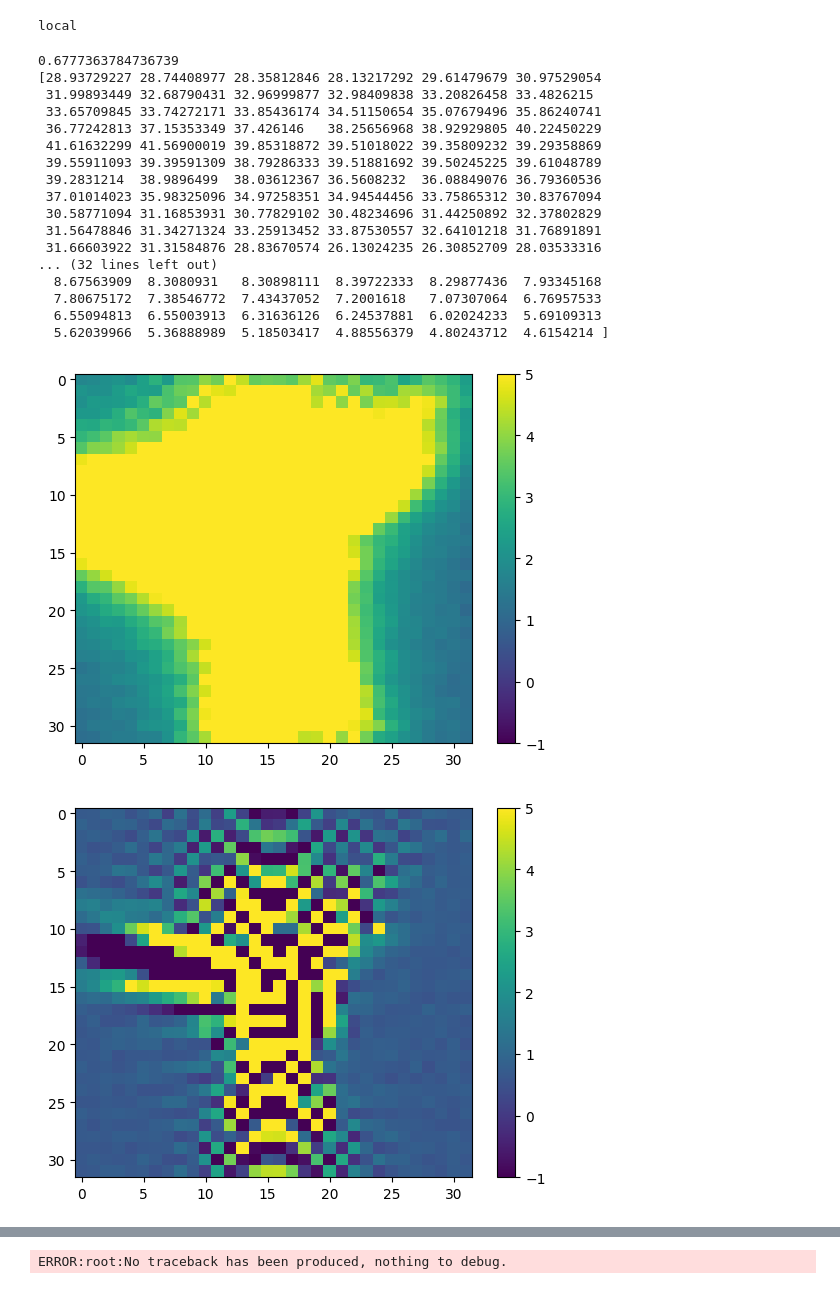
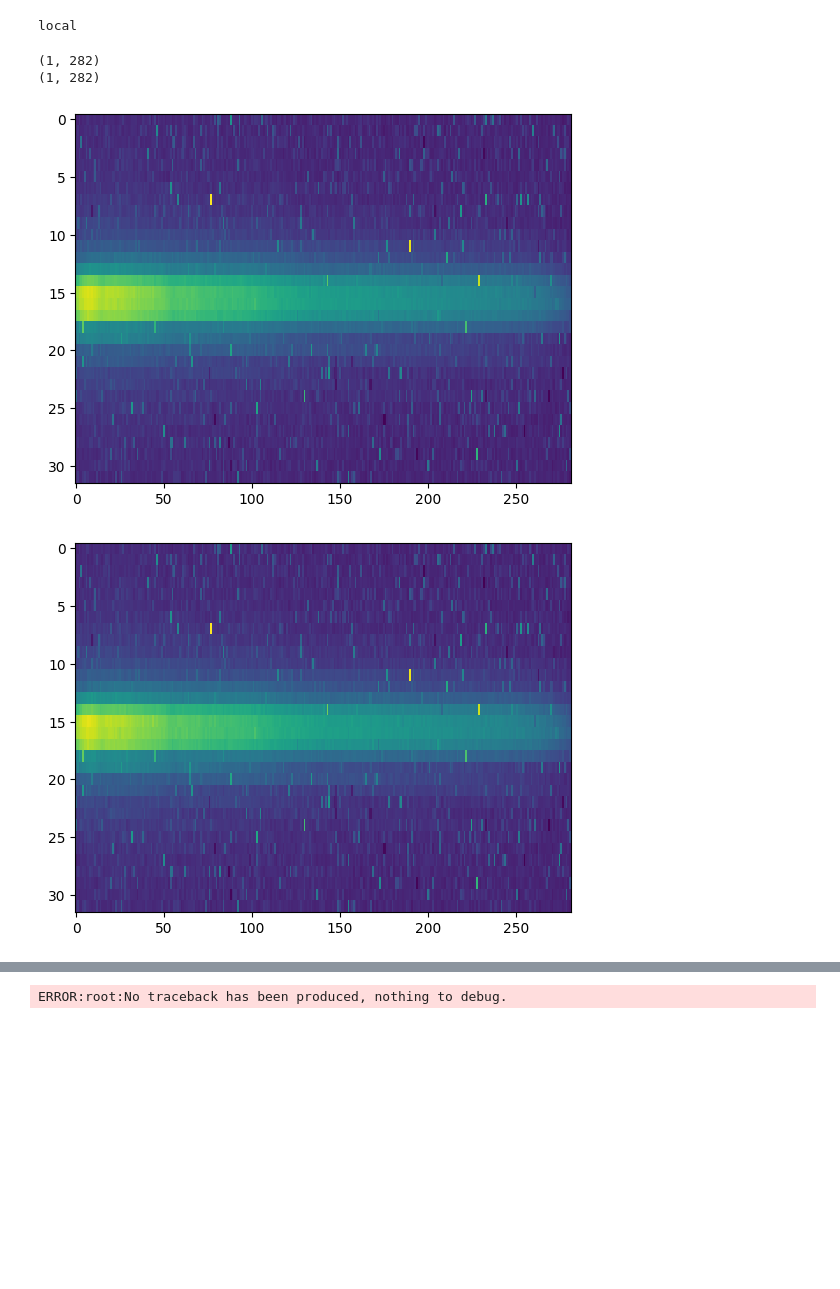
Before and after one commit to jcottaar/ariel2, a Jupyter notebook: analysis/prep/check_background.ipynb, the cells around one changed output, grey strips where cells are left out. Cells and saved outputs as stored; diff of their text form; code cells hidden in the pictures; blank space fills up the shorter version.

Commit message:
New mean correction, new FGS invalid handling

```diff
--- a/analysis/prep/check_background.ipynb
+++ b/analysis/prep/check_background.ipynb
@@ -20,36 +20,26 @@ from tqdm import tqdm
 local
 # %%
 train_data = kgs.load_all_train_data()
+test_data = kgs.load_all_test_data()
 kgs.debugging_mode = 1
 # %%
 importlib.reload(ariel_load)
-d = copy.deepcopy(train_data[0])
-loaders = ariel_load.default_loaders()
-loaders[0].cache_steps = []
-for ii in range(2):
-    loaders[ii].apply_full_sensor_corrections.use_pca_for_background_removal = True
-loaders[1].apply_full_sensor_corrections.remove_background_n_rows = 8
-loaders[0].apply_full_sensor_corrections.remove_background_based_on_pixels = True
-loaders[1].apply_full_sensor_corrections.remove_background_based_on_rows = True
-d.load_to_step(0,loaders)
-d.load_to_step(5,loaders)
+for d in test_data:
+    d = copy.deepcopy(d)
+    loaders = ariel_load.default_loaders()
+    loaders[0].cache_steps = []
+    for ii in range(2):
+        loaders[ii].apply_full_sensor_corrections.use_pca_for_background_removal = True
+    loaders[1].apply_full_sensor_corrections.remove_background_n_rows = 8
+    loaders[0].apply_full_sensor_corrections.remove_background_based_on_pixels = True
+    loaders[1].apply_full_sensor_corrections.remove_background_based_on_rows = True
+    loaders[0].apply_wavelength_binning = ariel_load.ApplyWavelengthBinning2()
+    loaders[0].apply_wavelength_binning.options.n_components = 4
+    d.load_to_step(0,loaders)
+    d.load_to_step(5,loaders)
+    plt.pause(0.001)
 # %% [output]
-0.6777363784736739
-[28.93729227 28.74408977 28.35812846 28.13217292 29.61479679 30.97529054
- 31.99893449 32.68790431 32.96999877 32.98409838 33.20826458 33.4826215
- 33.65709845 33.74272171 33.85436174 34.51150654 35.07679496 35.86240741
- 36.77242813 37.15353349 37.426146   38.25656968 38.92929805 40.22450229
- 41.61632299 41.56900019 39.85318872 39.51018022 39.35809232 39.29358869
- 39.55911093 39.39591309 38.79286333 39.51881692 39.50245225 39.61048789
- 39.2831214  38.9896499  38.03612367 36.5608232  36.08849076 36.79360536
- 37.01014023 35.98325096 34.97258351 34.94544456 33.75865312 30.83767094
- 30.58771094 31.16853931 30.77829102 30.48234696 31.44250892 32.37802829
- 31.56478846 31.34271324 33.25913452 33.87530557 32.64101218 31.76891891
- 31.66603922 31.31584876 28.83670574 26.13024235 26.30852709 28.03533316
-... (32 lines left out)
-  8.67563909  8.3080931   8.30898111  8.39722333  8.29877436  7.93345168
-  7.80675172  7.38546772  7.43437052  7.2001618   7.07307064  6.76957533
-  6.55094813  6.55003913  6.31636126  6.24537881  6.02024233  5.69109313
-  5.62039966  5.36888989  5.18503417  4.88556379  4.80243712  4.6154214 ]
+(1, 282)
+(1, 282)
-[figure, old version]
+[figure, new version]
-[figure, old version]
+[figure, new version]
```
Also changed, not shown: parts of 1 cell of this notebook, 15 other files.
